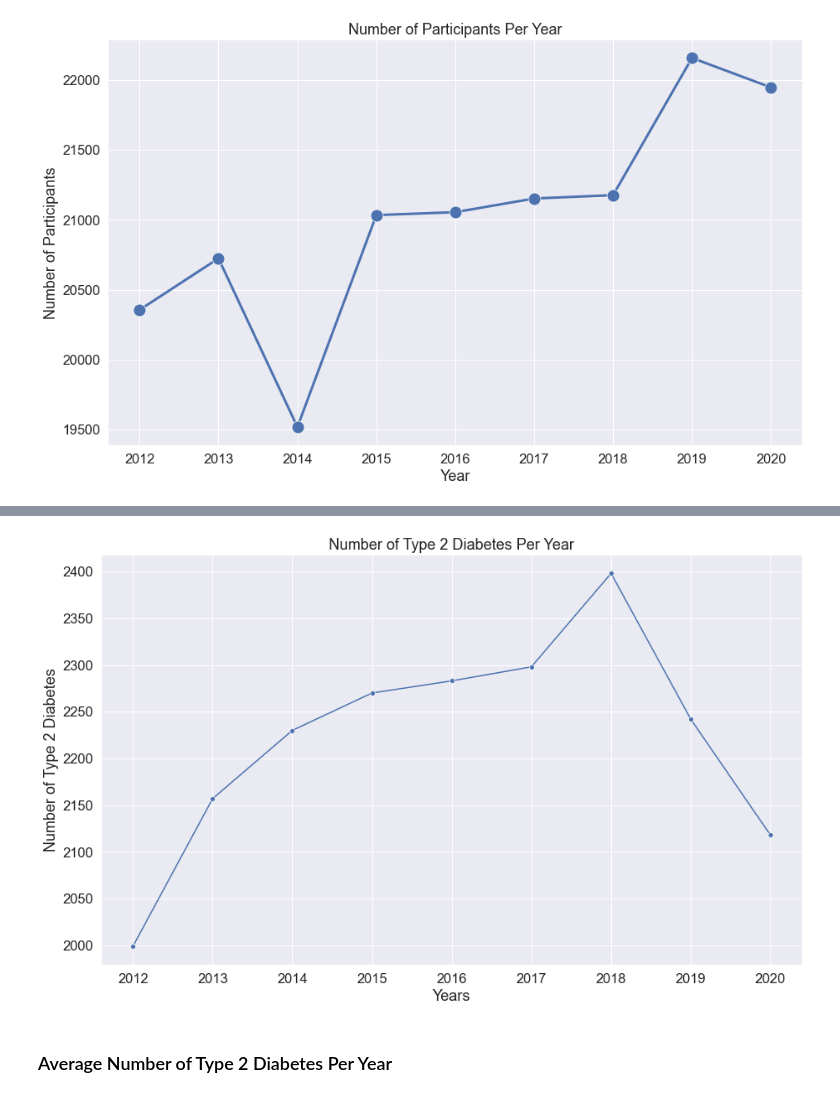
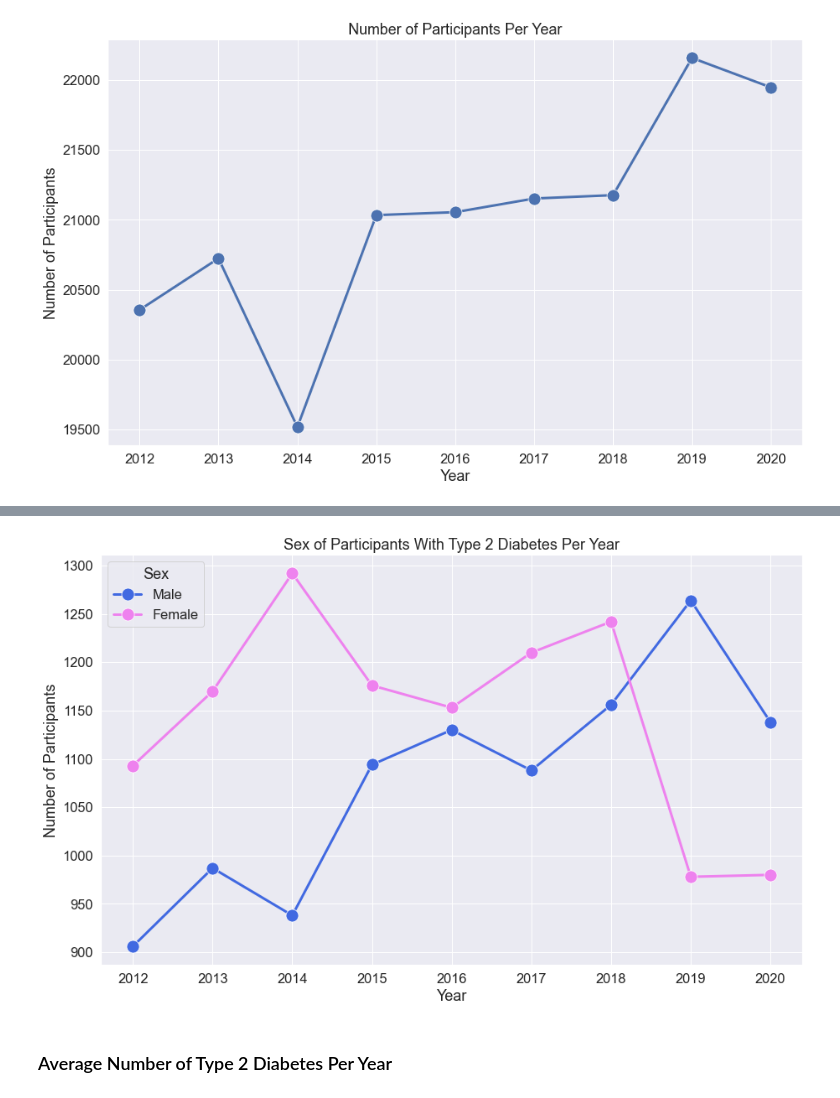
Before and after one commit to GitHubkhim/STATS170_Project, a Jupyter notebook: exploration.ipynb, the cells around one changed output, grey strips where cells are left out. Cells and saved outputs as stored; diff of their text form; code cells hidden in the pictures.

Commit message:
added more visualizations

```diff
--- a/exploration.ipynb
+++ b/exploration.ipynb
@@ -103,4 +167,4 @@ plt.show()
 # %%
-diabetes_df = combinedchis[combinedchis["T2D"] == 1].groupby(["YEAR"])["T2D"].count().reset_index(name="count")
-diabetes_df
+sex_diabetes_df = combinedchis[combinedchis["T2D"] == 1].groupby(["YEAR", "SRSEX"])["T2D"].count().reset_index(name="count")
+sex_diabetes_df
 # %% [output]
@@ -117,12 +188,12 @@ diabetes_df
 # %%
 plt.figure(figsize=(15, 9))
-sns.set_style("darkgrid")
-sns.lineplot(x="YEAR", y="count", data=diabetes_df, marker="o")
-plt.xlabel("Years")
-plt.ylabel("Number of Type 2 Diabetes")
-plt.title("Number of Type 2 Diabetes Per Year")
+sns.lineplot(x="YEAR", y="count", hue="SRSEX", data=sex_diabetes_df, marker="o", markersize=15, linewidth=3, palette=['royalblue', 'violet'])
+plt.xlabel("Year")
+plt.ylabel("Number of Participants")
+plt.title("Sex of Participants With Type 2 Diabetes Per Year")
+plt.legend(["Male", "Female"], title="Sex")
 plt.show()
 # %% [output]
-[figure, old version]
+[figure, new version]
 # %% [markdown]
 ### Average Number of Type 2 Diabetes Per Year
```
Also changed, not shown: parts of 14 cells of this notebook.
